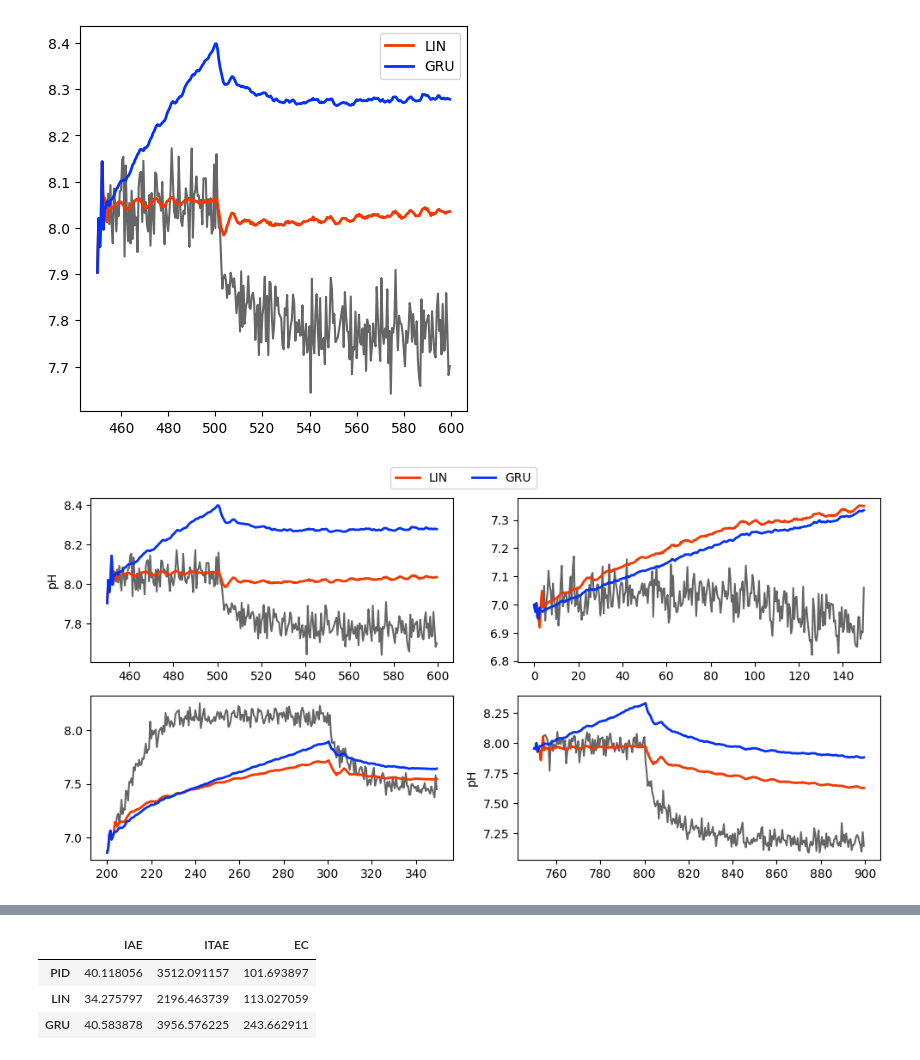
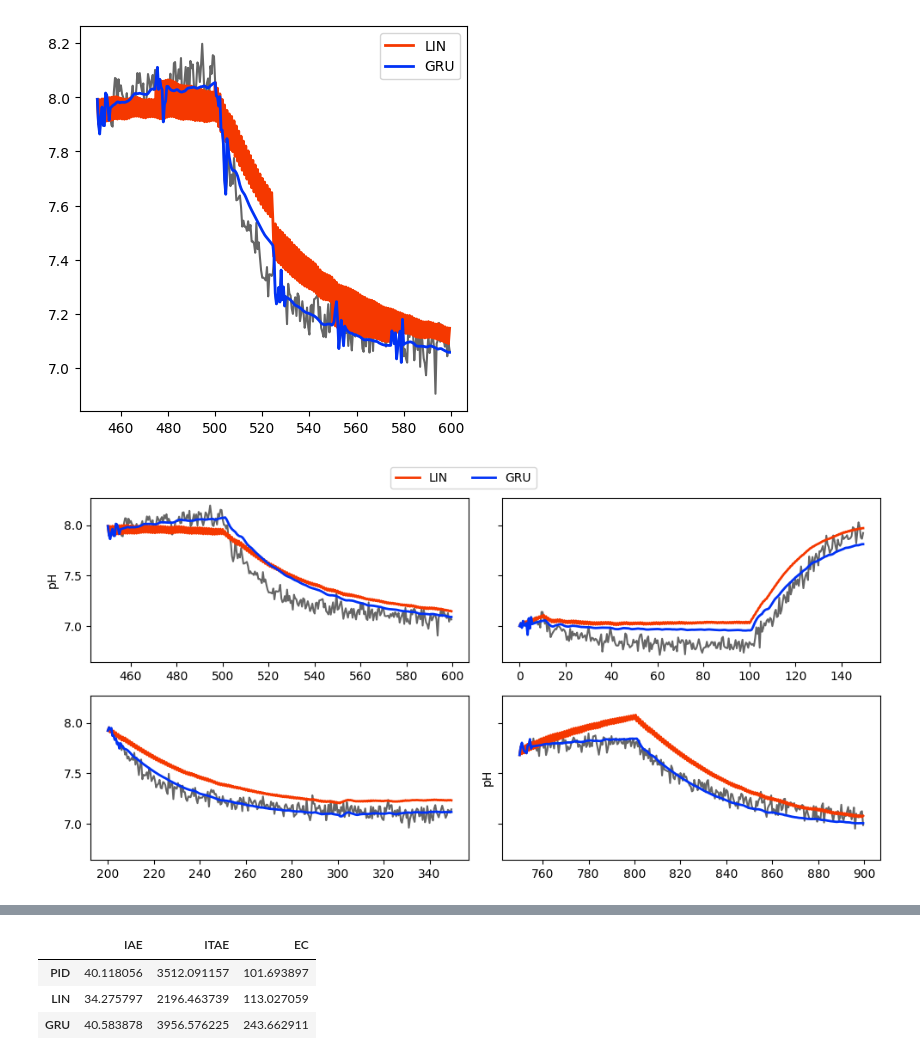
Before and after one commit to ViniMelloeMuller/pH-control-simulation, a Jupyter notebook: ploting2.ipynb, the cells around one changed output, grey strips where cells are left out. Drawn from its saved outputs; the diff is of its cells as text; code cells hidden in the pictures.

Commit message:
changed the get error function and bugfix -> models working better but still slow

```diff
--- a/ploting2.ipynb
+++ b/ploting2.ipynb
@@ -84,7 +84,7 @@ window size = 4
 def mse(y_true, y_pred):
     return np.mean(np.square(y_true - y_pred))
 # %%
-def get_offline_error_lin(start:int, end:int):
+def get_offline_error_lin(start:int, end:int, F=None):
     model=lin
 
     test = dataset_test[start:end, 1:]
@@ -98,7 +98,14 @@ def get_offline_error_lin(start:int, end:int):
 
     Y_pred[: klin + 1] = Y_off[: klin + 1]
 
+    if F is None:
+        F = t_sim.shape[0] #if not provided, predict full window
+
     for n in tqdm(range(klin, t_sim.shape[0] - 1)):
+        # Use real Y_off values every F steps
+        if (n - klin + 1) % F == 0:
+            Y_pred[n - klin + 1:n + 1] = Y_off[n - klin + 1:n + 1]
+
         data_input = np.column_stack((U_off[n - klin : n], Y_pred[n - klin : n]))
         model_input = series_to_supervised(data_input, n_in = klin - 1).values
         Y_pred[n + 1] = model.predict(model_input)[0]
@@ -107,8 +114,7 @@ def get_offline_error_lin(start:int, end:int):
     return score, np.column_stack((t_sim, Y_off, Y_pred))
 
 
-def get_offline_error_gru(start, end):
-    k=4
+def get_offline_error_gru(start, end, F=None):
     model=gru
 
     test = dataset_test[start:end, 1:]
@@ -121,32 +127,41 @@ def get_offline_error_gru(start, end):
     U_off = test[:, :-1]
 
 
-    Y_pred[: k + 1] = Y_off[: k + 1]
+    Y_pred[: kgru + 1] = Y_off[: kgru + 1]
 
-    for n in tqdm(range(k, t_sim.shape[0] - 1)):
-        data_input = np.column_stack((U_off[n - k : n], Y_pred[n - k : n]))
-        model_input = pre(data_input.reshape(-1, k, 3))
+    if F is None:
+        F = t_sim.shape[0] #if not provided, predict full window
+
+    for n in tqdm(range(kgru, t_sim.shape[0] - 1)):
+        # Use real Y_off values every F steps
+        if (n - kgru + 1) % F == 0:
+            Y_pred[n - kgru + 1:n + 1] = Y_off[n - kgru + 1:n + 1]
+
+        data_input = np.column_stack((U_off[n - kgru : n], Y_pred[n - kgru : n]))
+        model_input = pre(data_input.reshape(-1, kgru, 3))
         Y_pred[n + 1] = float(model.predict(model_input, verbose=0)[0,0])
 
     score = mse(Y_off, Y_pred)
     return score, np.column_stack((t_sim, Y_off, Y_pred))
 # %%
-score_lin, LIN = get_offline_error_lin(900, 1200)
-score_gru, GRU = get_offline_error_gru(900, 1200)
+start, end = 900, 1200
+F = 50
+score_lin, LIN = get_offline_error_lin(start, end, F)
+score_gru, GRU = get_offline_error_gru(start, end, F)
 
 c1, c2, c3 = "#7AF500", "#F53800", "#0132F5"
 
 fig, ax = plt.subplots(1,1,figsize=(5,5))
 
 ax.plot(LIN[:,0],LIN[:,1], c="k", alpha=.6)
 ax.plot(LIN[:,0],LIN[:,2], c=c2, lw=2, label="LIN")
 ax.plot(GRU[:,0],GRU[:,2], c=c3, lw=2, label="GRU")
 
 ax.legend();
 # %% [output]
-[figure, old version]
+[figure, new version]
 # %%
-fig, ax = plt.subplots(2,2,figsize=(10, 5))
+fig, ax = plt.subplots(2,2,figsize=(10, 5), sharey=True)
 ax = ax.flatten()
 dranges = [[900, 1200],
            [0, 300],
@@ -154,8 +169,8 @@ dranges = [[900, 1200],
            [1500, 1800]]
 
 for i in range(4):
-    score_lin, LIN = get_offline_error_lin(dranges[i][0], dranges[i][1])
-    score_gru, GRU = get_offline_error_gru(dranges[i][0], dranges[i][1])
+    score_lin, LIN = get_offline_error_lin(dranges[i][0], dranges[i][1], F=None)
+    score_gru, GRU = get_offline_error_gru(dranges[i][0], dranges[i][1], F=None)
 
     ax[i].plot(LIN[:,0],LIN[:,1], c="k", alpha=.6)
     ax[i].plot(LIN[:,0],LIN[:,2], c=c2, lw=2, label="LIN")
@@ -168,7 +183,7 @@ fig.legend(handles, labels, loc='upper center', ncol=3)
 plt.tight_layout(rect=[0, 0, 1, 0.95])
 plt.savefig("results/offline_full.pdf", bbox_inches="tight")
 # %% [output]
-[figure, old version]
+[figure, new version]
 # %%
 def get_metrics(data):
     """
```
Also changed, not shown: parts of 3 cells of this notebook, 25 other files.
